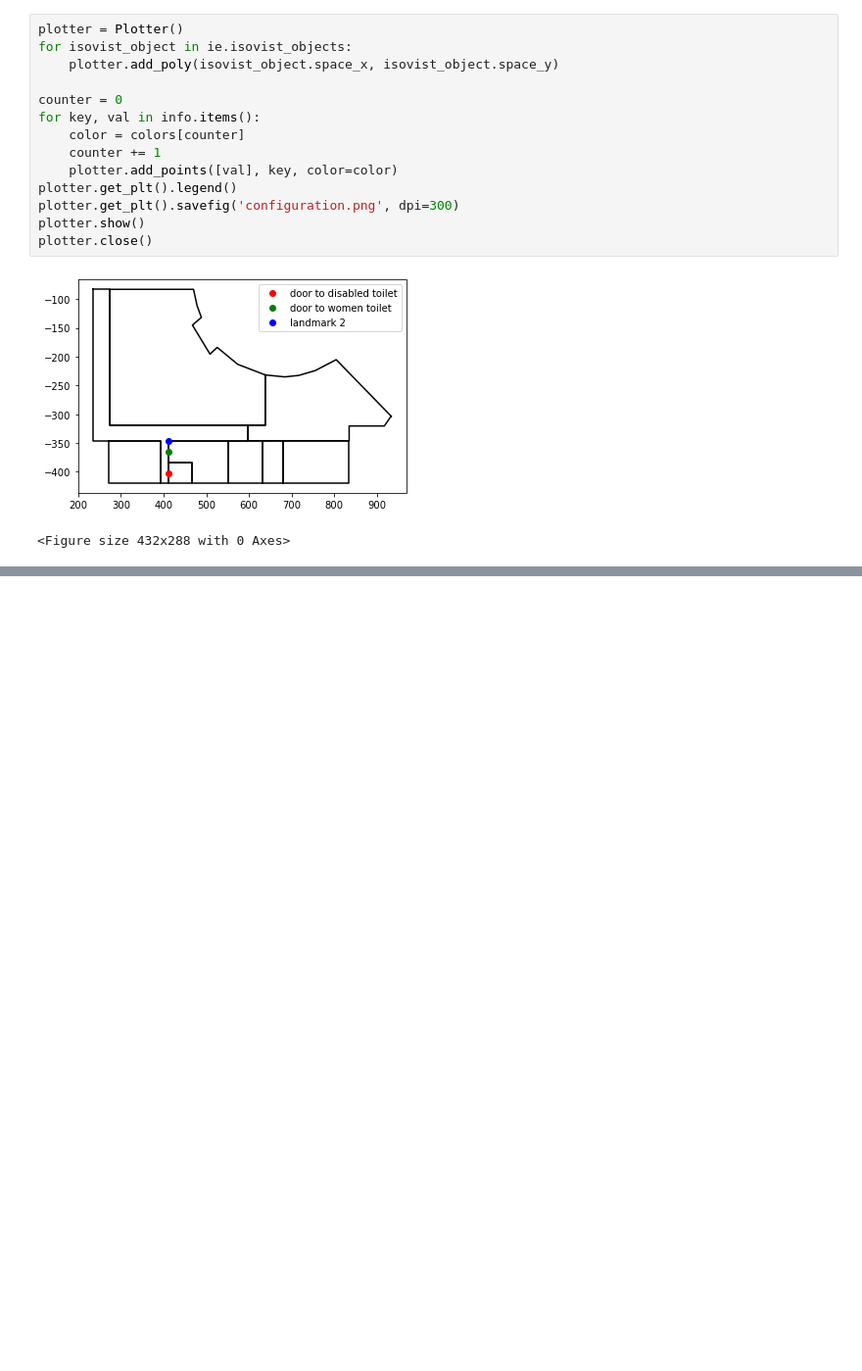
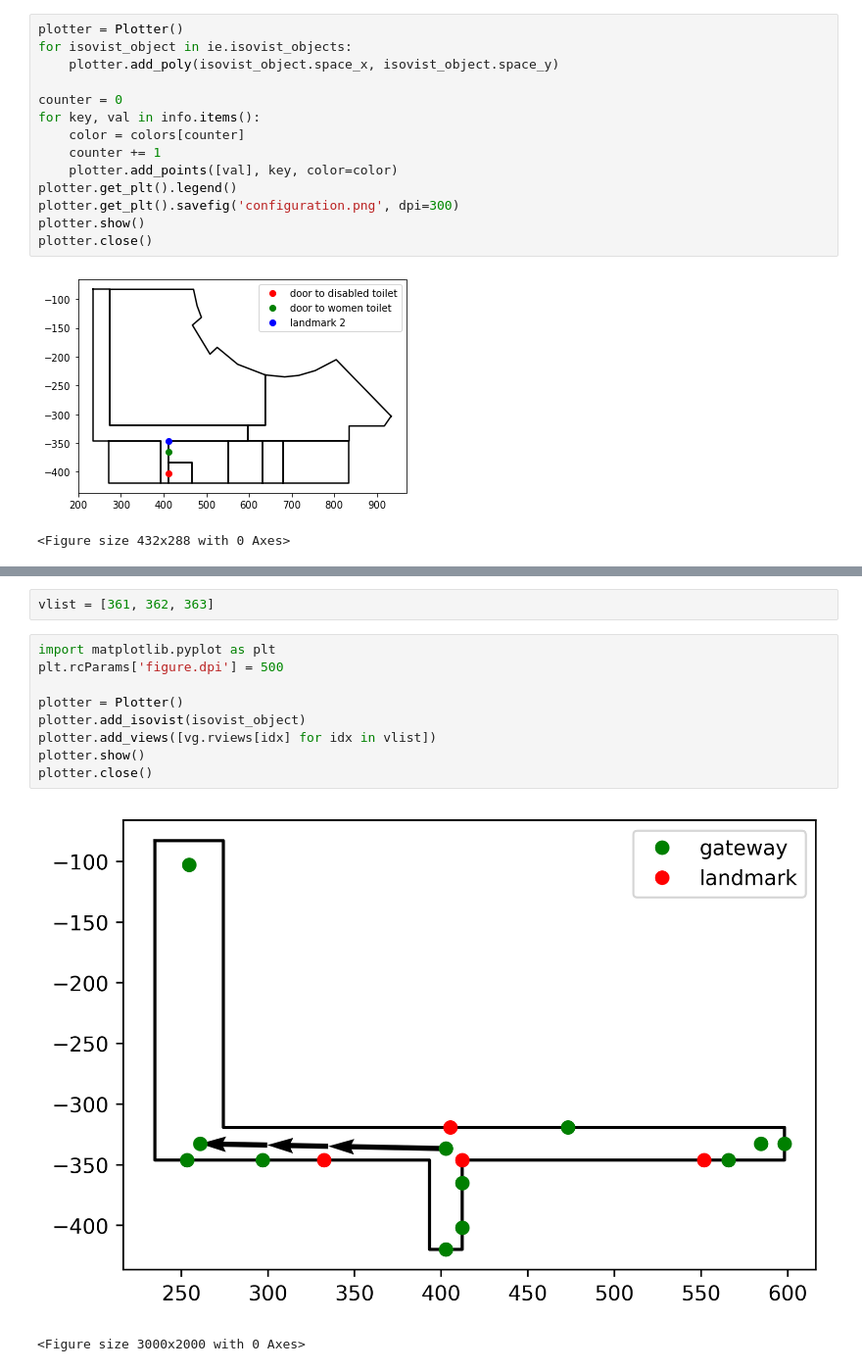
Before and after one commit to hamzeiehsan/indoor_view_graph, a Jupyter notebook: TestGraph.ipynb, the cells around one changed output, grey strips where cells are left out. Shown at 98% size. Drawn from its saved outputs; the diff is of its cells as text; blank space fills up the shorter version.

```diff
--- a/TestGraph.ipynb
+++ b/TestGraph.ipynb
@@ -393,0 +453,14 @@ plotter.close()
+# %%
+vlist = [361, 362, 363]
+# %%
+import matplotlib.pyplot as plt
+plt.rcParams['figure.dpi'] = 500
+
+plotter = Plotter()
+plotter.add_isovist(isovist_object)
+plotter.add_views([vg.rviews[idx] for idx in vlist])
+plotter.show()
+plotter.close()
+# %% [output]
+[figure, added]
+<Figure size 3000x2000 with 0 Axes>
```
Also changed, not shown: parts of 23 cells of this notebook, 3 other files.
